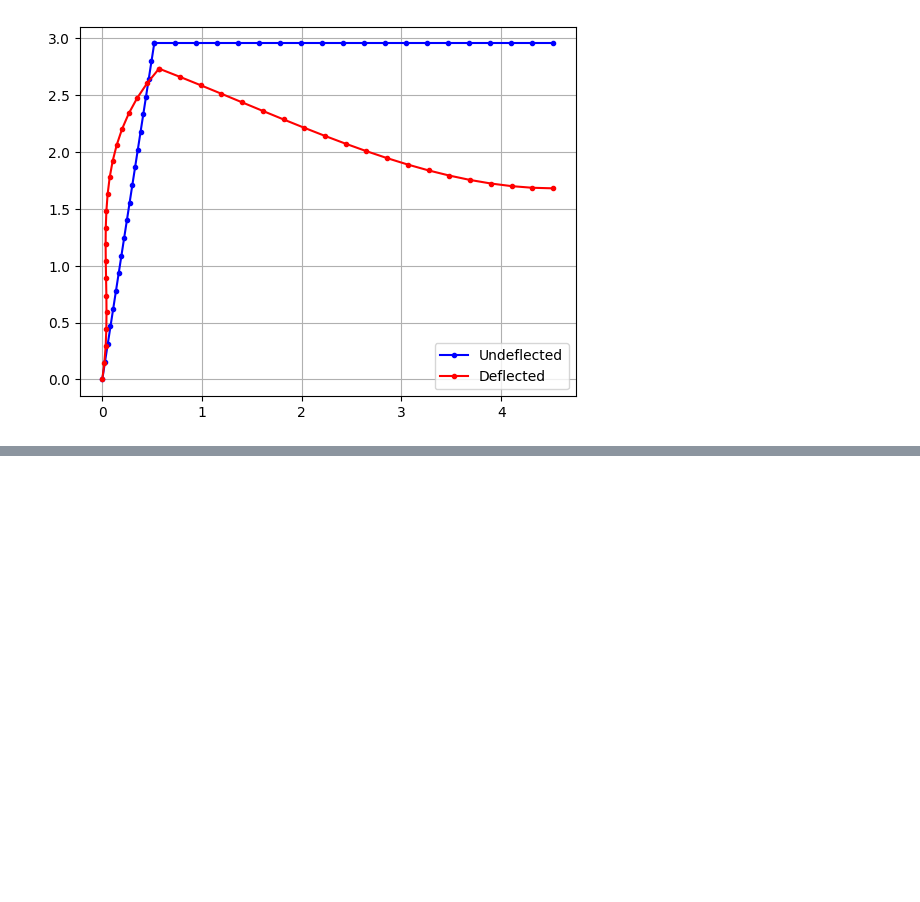
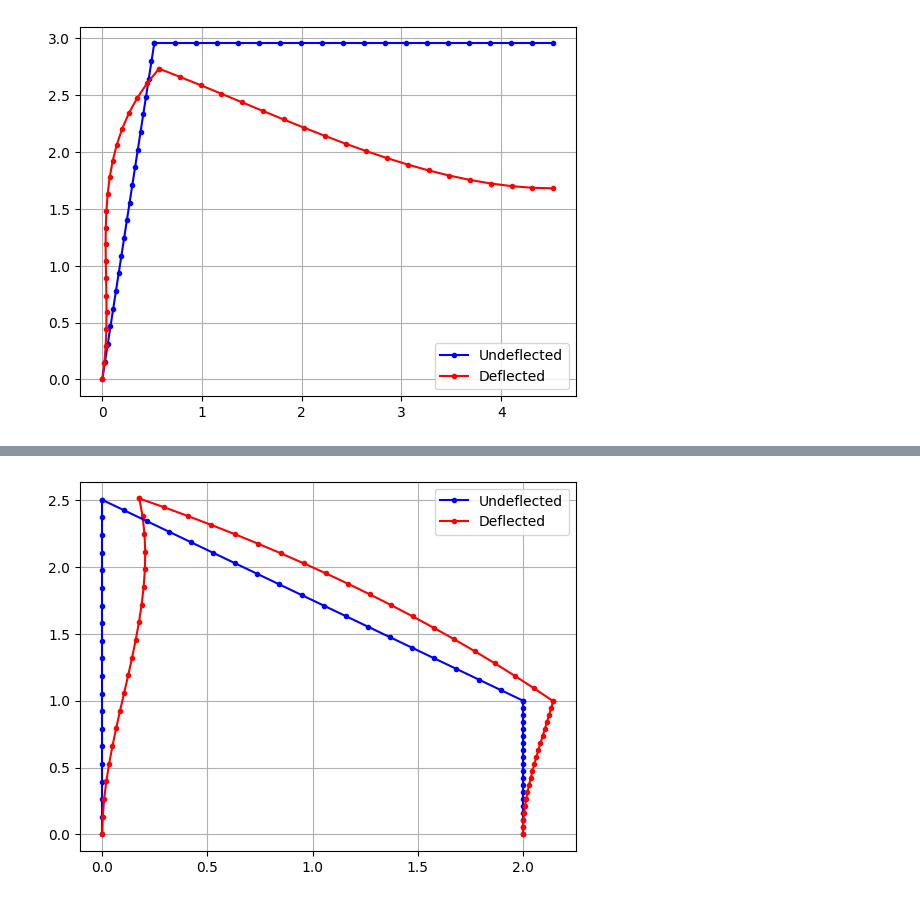
Before and after one commit to danielmcnz/FEA-Tools, a Jupyter notebook: practise_questions.ipynb, the cells around one changed output, grey strips where cells are left out. Drawn from its saved outputs; the diff is of its cells as text; code cells hidden in the pictures; blank space fills up the shorter version.

```diff
--- a/practise_questions.ipynb
+++ b/practise_questions.ipynb
@@ -338,0 +418,70 @@ structure.plot_structure(nodes, 20, 20)
+# %%
+from FEA.FEA import *
+
+A1 = np.array([
+    [1, 0, 0, 0, 0, 0],
+    [0, 1, 0, 0, 0, 0],
+    [0, 0, 1, 0, 0, 0],
+    [0, 0, 0, 0, 0, 0],
+    [0, 0, 0, 0, 0, 0],
+    [0, 0, 0, 0, 0, 0],
+])
+
+A2 = np.array([
+    [1, 0, 0, 0, 0, 0],
+    [0, 1, 0, 0, 0, 0],
+    [0, 0, 1, 0, 0, 0],
+    [0, 0, 0, 1, 0, 0],
+    [0, 0, 0, 0, 1, 0],
+    [0, 0, 0, 0, 0, 1],
+])
+
+A3 = np.array([
+    [0, 0, 0, 0, 0, 0],
+    [0, 0, 0, 0, 0, 0],
+    [0, 0, 0, 0, 0, 0],
+    [1, 0, 0, 0, 0, 0],
+    [0, 1, 0, 0, 0, 0],
+    [0, 0, 1, 0, 0, 0],
+])
+
+E = 200e9
+I = 7.5e-6
+A = 9e-4
+L1 = 2.5
+L2 = 2.5
+L3 = 1
+angle1 = -90
+angle2 = -36.87
+angle3 = -90
+
+elements = [
+    Element(A1, E, I, L1, A, angle1, LVL=1000 * 9.81 * 2.5 * 3),
+    Element(A2, E, I, L2, A, angle2),
+    Element(A3, E, I, L3, A, angle3)
+]
+
+Q = np.zeros((6, 1))
+
+structure = Structure(elements, Q)
+
+structure.solve()
+
+# print(structure.elements[0].LVL_f_eq)
+# print(structure.external_force_vector)
+# print(structure.q)
+
+print(structure.elements[0].local_force - structure.elements[0].LVL_f_eq)
+print(structure.elements[2].local_force)
+
+# displacement = structure.elements[1].calculate_deflections(structure.elements[1].L/2)
+# print(displacement)
+
+nodes = np.array([
+    [[0, 2.5], [0, 0]],
+    [[0, 2.5], [2, 1]],
+    [[2, 1], [2, 0]]
+])
+
+structure.plot_structure(nodes, 50, 20)
+# %% [output]
@@ -338,0 +500 @@ structure.plot_structure(nodes, 20, 20)
+[figure, added]
```
Also changed, not shown: parts of 4 cells of this notebook, 1 other file.
